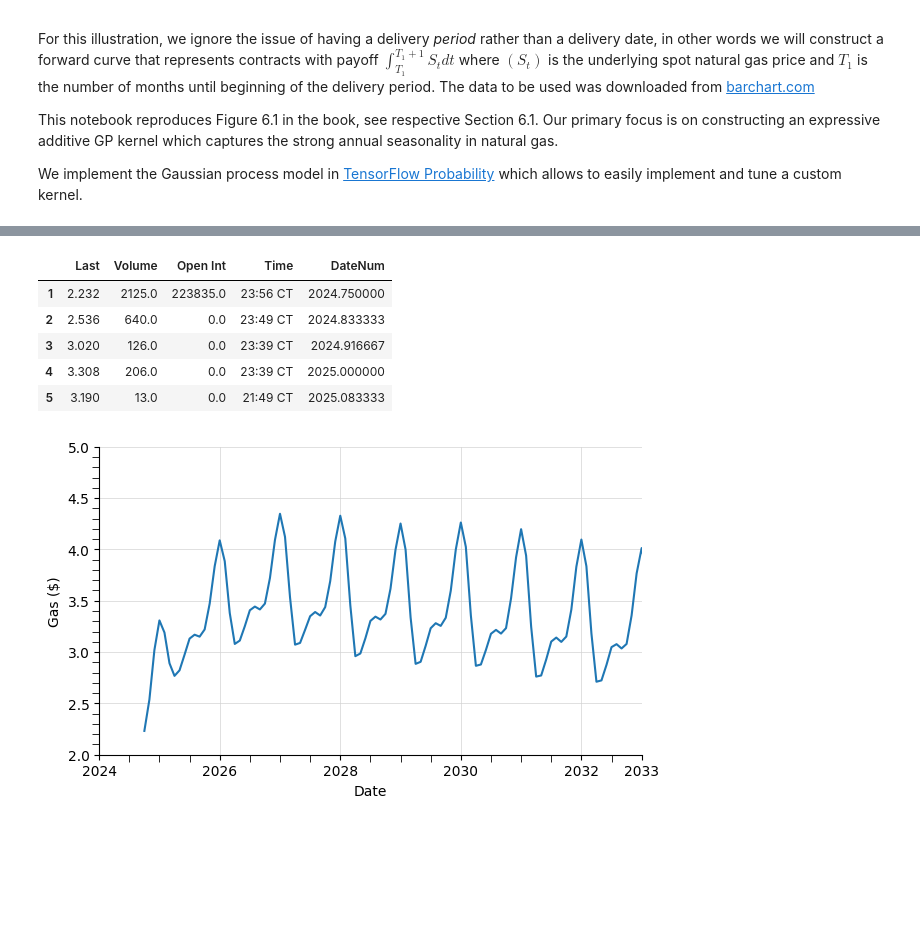
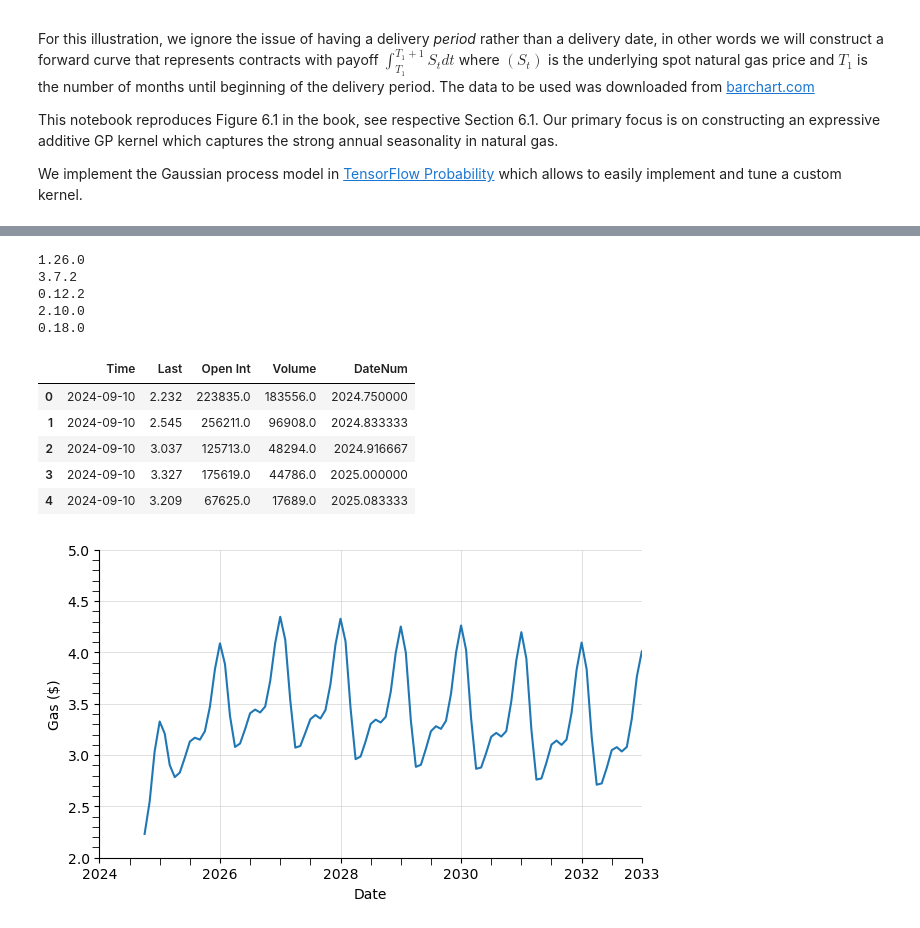
Before and after one commit to jimmyrisk/GP-Quant, a Jupyter notebook: ch6_py.ipynb, the cells around one changed output, grey strips where cells are left out. Drawn from its saved outputs; the diff is of its cells as text; code cells hidden in the pictures; blank space fills up the shorter version.

```diff
--- a/ch6_py.ipynb
+++ b/ch6_py.ipynb
@@ -46,15 +40,27 @@ WARNING:tensorflow:From C:\Users\jrisk\anaconda3\envs\easygpr\Lib\site-packages\
+# %%
+import matplotlib as mpl
+print(np.__version__)
+print(mpl.__version__)
+print(sns.__version__)
+print(tf.__version__)
+print(tfp.__version__)
+# %% [output]
+1.26.0
+3.7.2
+0.12.2
+2.10.0
+0.18.0
 # %%
-ng = pd.read_csv('data/ch6_gasData.csv', header=0, usecols=[1,7,8,9], parse_dates=['Time'], date_format='%m/%d/%Y')
-ng = ng[1:148]
+ng = pd.read_csv('ch6_gasData.csv', header=0, usecols=[0,5,6,7], parse_dates=['Time'], date_format='%m/%d/%Y')
 ng["DateNum"] = np.arange(2024+9./12,2037,1/12.)
 ng.head()
 # %% [output]
-|  | Last | Volume | Open Int | Time | DateNum |
-| 1 | 2.232 | 2125.0 | 223835.0 | 23:56 CT | 2024.750000 |
-| 2 | 2.536 | 640.0 | 0.0 | 23:49 CT | 2024.833333 |
-| 3 | 3.020 | 126.0 | 0.0 | 23:39 CT | 2024.916667 |
-| 4 | 3.308 | 206.0 | 0.0 | 23:39 CT | 2025.000000 |
-| 5 | 3.190 | 13.0 | 0.0 | 21:49 CT | 2025.083333 |
+|  | Time | Last | Open Int | Volume | DateNum |
+| 0 | 2024-09-10 | 2.232 | 223835.0 | 183556.0 | 2024.750000 |
+| 1 | 2024-09-10 | 2.545 | 256211.0 | 96908.0 | 2024.833333 |
+| 2 | 2024-09-10 | 3.037 | 125713.0 | 48294.0 | 2024.916667 |
+| 3 | 2024-09-10 | 3.327 | 175619.0 | 44786.0 | 2025.000000 |
+| 4 | 2024-09-10 | 3.209 | 67625.0 | 17689.0 | 2025.083333 |
 # %%
 plt.figure(figsize=(7, 4))
 
```
Also changed, not shown: parts of 5 cells of this notebook.
